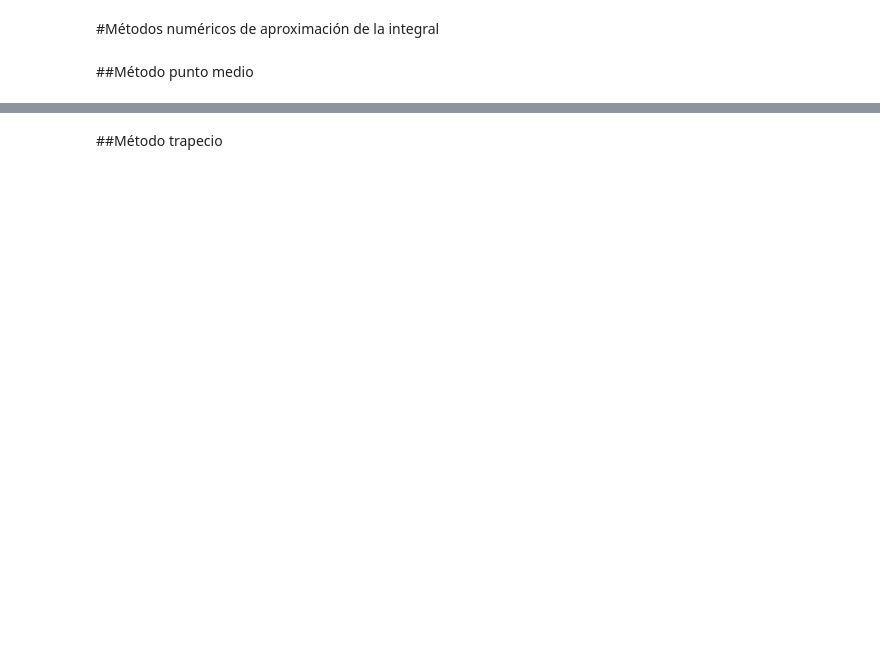
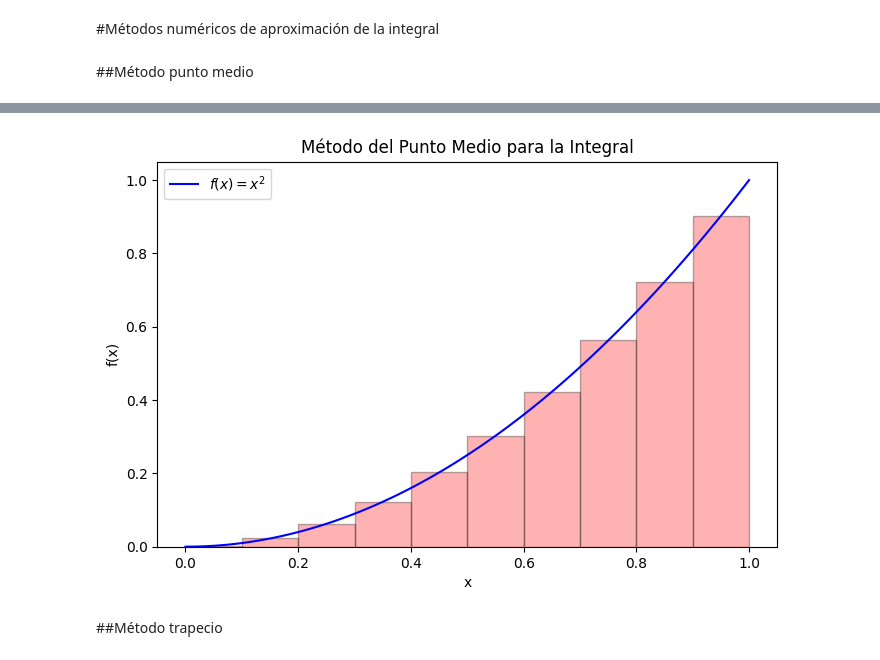
Before and after one commit to marlongv098/Curso_aplicadas_II, a Jupyter notebook: Eje_tematico_1/Copy of 1_c.ipynb, the cells around one changed output, grey strips where cells are left out. Cells and saved outputs as stored; diff of their text form; code cells hidden in the pictures; blank space fills up the shorter version.

```diff
--- a/Eje_tematico_1/Copy of 1_c.ipynb
+++ b/Eje_tematico_1/Copy of 1_c.ipynb
@@ -5,12 +16,39 @@
 # %%
 import numpy as np
+import matplotlib.pyplot as plt
 
-def midpoint(f, a, b, n):
-    h = float(b-a)/n
-    result = 0
+def punto_medio(f, a, b, n):
+    dx = (b - a) / n
+    suma = 0
+    x_mids = []
+    y_mids = []
     for i in range(n):
-        result += f(a + (i - 0.5)*h)
-    result *= h
-    return result
+        xi = a + (i + 0.5) * dx  # Punto medio del subintervalo
+        x_mids.append(xi)
+        y_mids.append(f(xi))
+        suma += f(xi)
+    return suma * dx, x_mids, y_mids
+# %%
+# Función de ejemplo
+f = lambda x: x**2
+
+# Parámetros de integración
+a, b, n = 0, 1, 10
+resultado, x_mids, y_mids = punto_medio(f, a, b, n)
+
+# Graficar la función y los rectángulos del método del punto medio
+x_vals = np.linspace(a, b, 100)
+y_vals = f(x_vals)
+
+plt.figure(figsize=(8,5))
+plt.plot(x_vals, y_vals, label='$f(x) = x^2$', color='blue')
+plt.bar(x_mids, y_mids, width=(b-a)/n, alpha=0.3, color='red', edgecolor='black', align='center')
+plt.xlabel("x")
+plt.ylabel("f(x)")
+plt.title("Método del Punto Medio para la Integral")
+plt.legend()
+plt.show()
+# %% [output]
+[figure, added]
 # %% [markdown]
 ##Método trapecio
```
Also changed, not shown: parts of 8 cells of this notebook, 32 other files.
